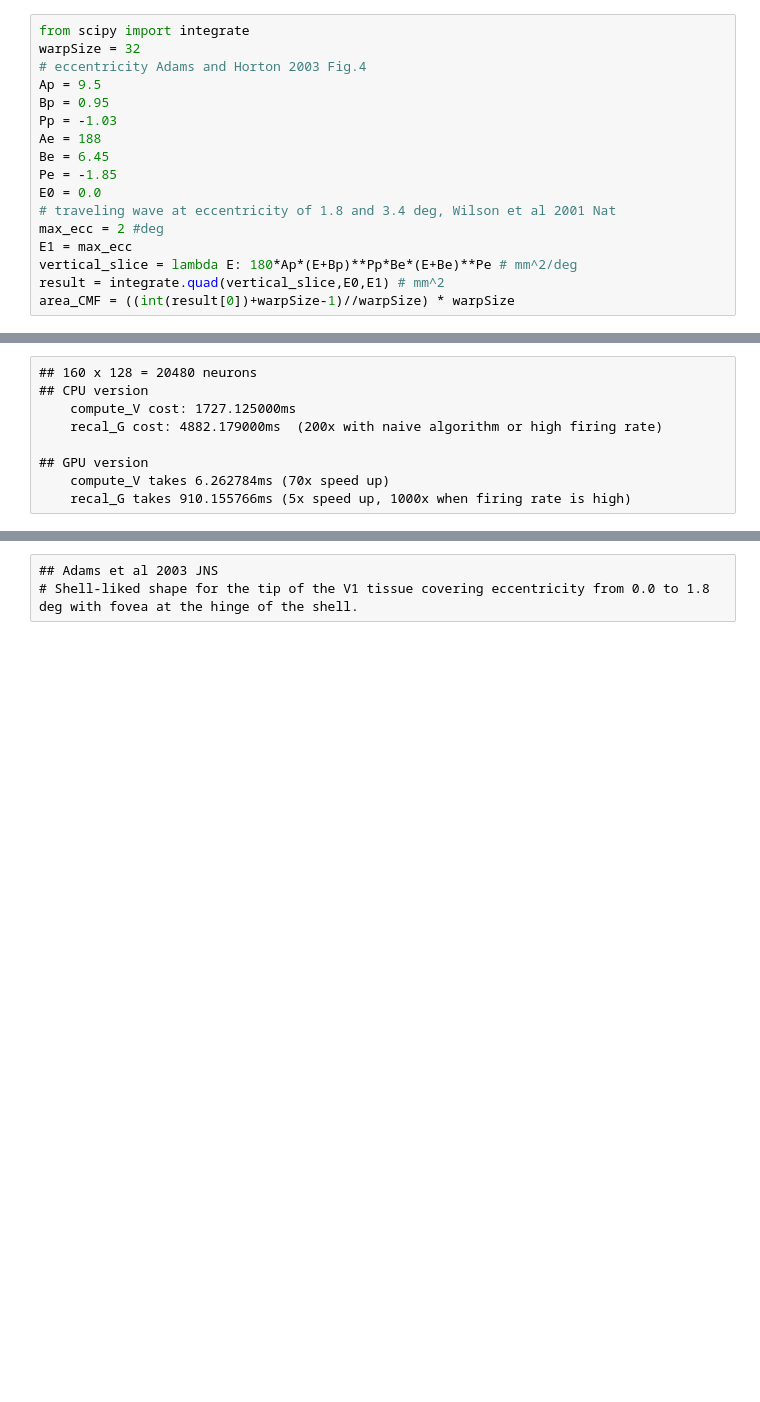
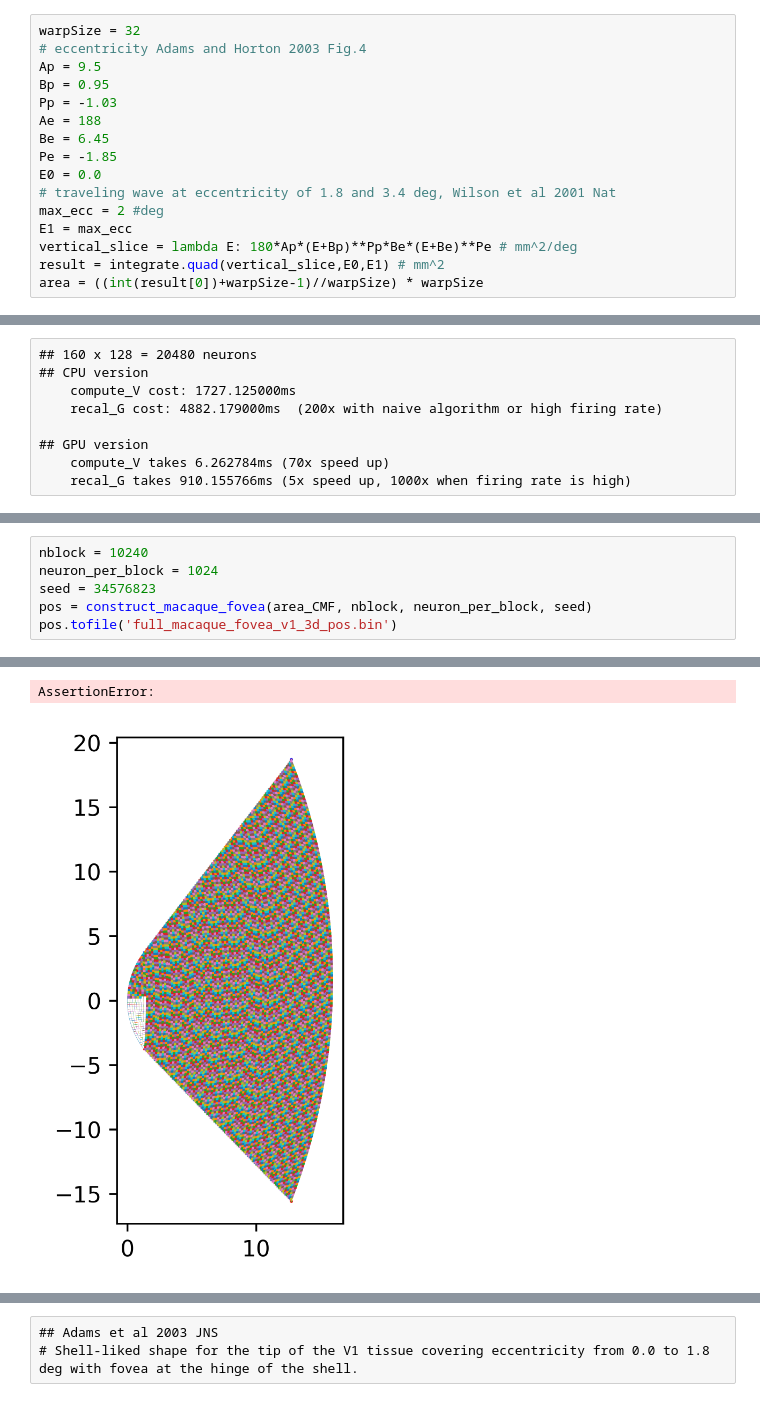
Before and after one commit to g13/patchV1, a Jupyter notebook: macro_parameters.ipynb, the cells around one changed output, grey strips where cells are left out. Cells and saved outputs as stored; diff of their text form; blank space fills up the shorter version.

```diff
--- a/macro_parameters.ipynb
+++ b/macro_parameters.ipynb
@@ -1,5 +9,4 @@
 # %%
-from scipy import integrate
 warpSize = 32
 # eccentricity Adams and Horton 2003 Fig.4
 Ap = 9.5
@@ -14,7 +21,7 @@ max_ecc = 2 #deg
 E1 = max_ecc
 vertical_slice = lambda E: 180*Ap*(E+Bp)**Pp*Be*(E+Be)**Pe # mm^2/deg
 result = integrate.quad(vertical_slice,E0,E1) # mm^2
-area_CMF = ((int(result[0])+warpSize-1)//warpSize) * warpSize
+area = ((int(result[0])+warpSize-1)//warpSize) * warpSize
 # %%
 import math
 ## O'Kusky 1982; Kelly & Hawken 2017; M.Schmidt 2018, assuming constant density near the fovea
@@ -36,0 +54,7 @@ print(n_4Cbeta, n_L23)
+# %%
+nblock = 10240
+neuron_per_block = 1024
+seed = 34576823
+pos = construct_macaque_fovea(area_CMF, nblock, neuron_per_block, seed)
+pos.tofile('full_macaque_fovea_v1_3d_pos.bin')
+# %% [output]
@@ -36,0 +74,2 @@ print(n_4Cbeta, n_L23)
+AssertionError:
+[figure, added]
```
Also changed, not shown: parts of 18 cells of this notebook, 12 other files.
